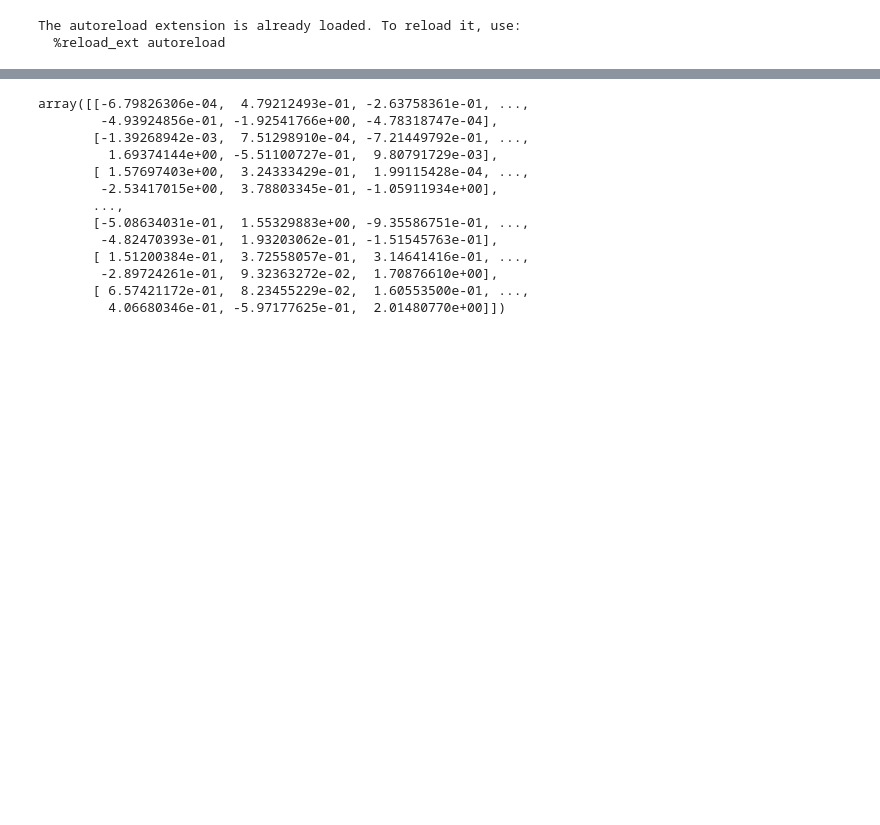
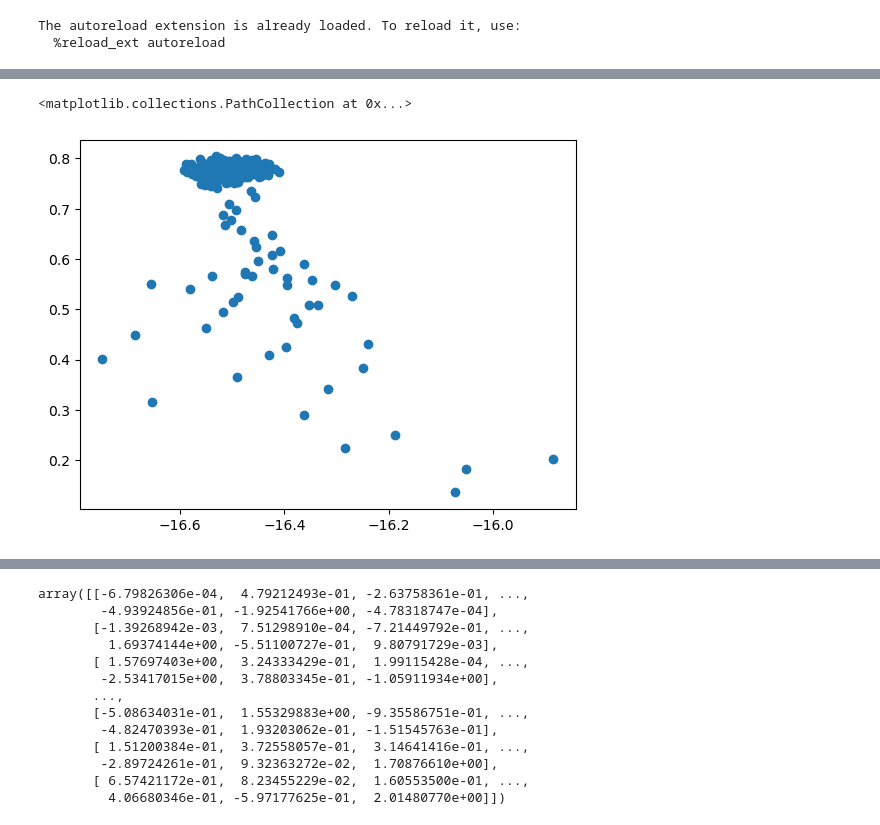
Before and after one commit to tylergibbs/dsc180ProjectB, a Jupyter notebook: GOLEMTS/testing.ipynb, the cells around one changed output, grey strips where cells are left out. Cells and saved outputs as stored; diff of their text form; code cells hidden in the pictures; blank space fills up the shorter version.

```diff
--- a/GOLEMTS/testing.ipynb
+++ b/GOLEMTS/testing.ipynb
@@ -66,0 +52,5 @@ tensor([[ 2.3954e-02,  3.9359e-03, -1.5975e-01, -3.1185e-02, -8.6861e-03],
+# %%
+plt.scatter(likes, evs)
+# %% [output]
+<matplotlib.collections.PathCollection at 0x...>
+[figure, added]
```
Also changed, not shown: parts of 94 cells of this notebook, 23 other files.
